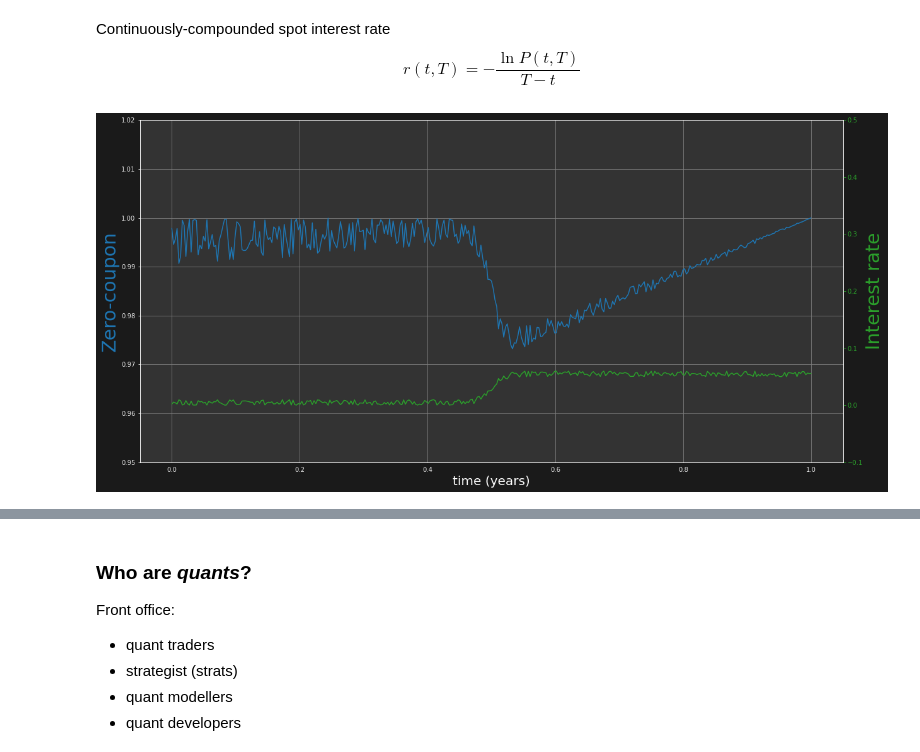
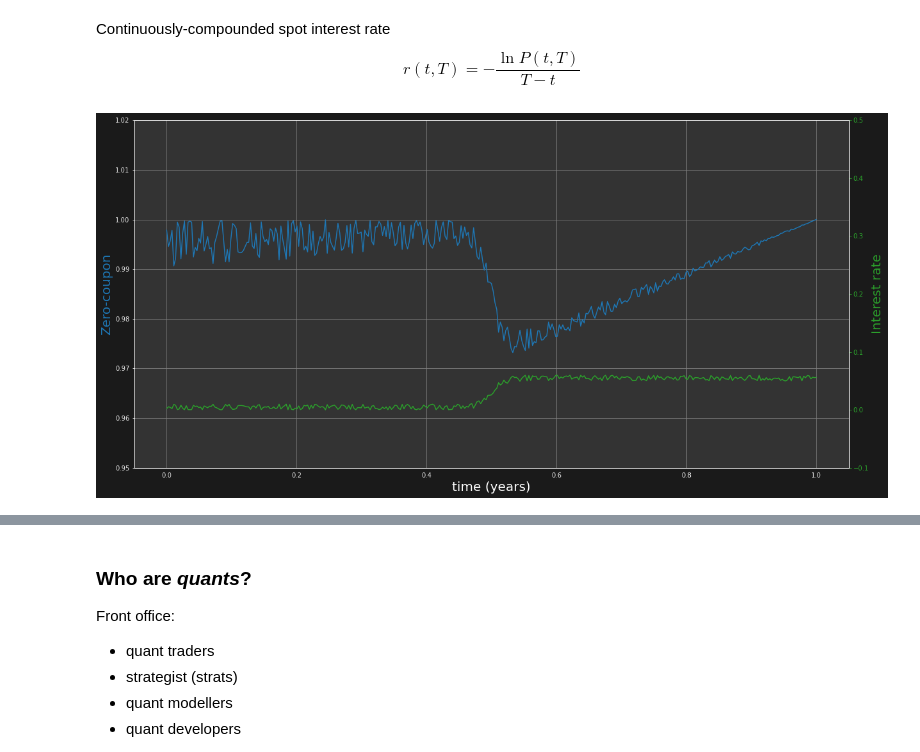
Before and after one commit to grinisrit/noa, a Jupyter notebook: docs/quant/bsm.ipynb, the cells around one changed output, grey strips where cells are left out. Saved outputs shown, nothing was run; the diff lists cells and outputs as text; code cells hidden in the pictures.

```diff
--- a/docs/quant/bsm.ipynb
+++ b/docs/quant/bsm.ipynb
@@ -44,17 +44,17 @@ bond = torch.exp(- time_to_maturity * spot_interest_rate)
 # %%
 fig, ax1 = plt.subplots(figsize=(20,10))
 ax1.set_xlabel('time (years)', color='white', fontsize=20)
-ax1.set_ylabel('Zero-coupon', color='C0', fontsize=30)
+ax1.set_ylabel('Zero-coupon', color='C0', fontsize=20)
 ax1.plot(t.numpy(), bond.numpy(), 'C0')
 ax1.set_ylim([0.95,1.02])
 
 ax2 = ax1.twinx()
 ax2.grid(False)
-ax2.set_ylabel('Interest rate', color='C2', fontsize=30)
+ax2.set_ylabel('Interest rate', color='C2', fontsize=20)
 ax2.plot(t.numpy(),spot_interest_rate.numpy(),color='C2')
 ax2.set_ylim([-0.1,0.5])
 ax2.tick_params(axis='y', colors='C2')
 
 plt.show()
 # %% [output]
-[figure, old version]
+[figure, new version]
```
Also changed, not shown: parts of 19 cells of this notebook.
